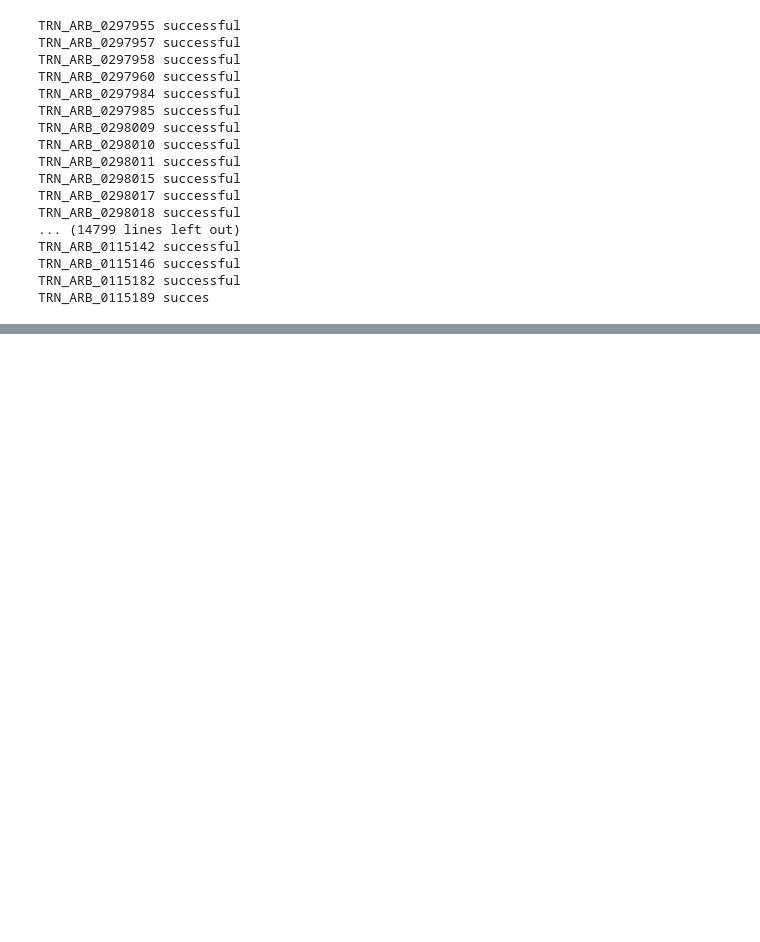
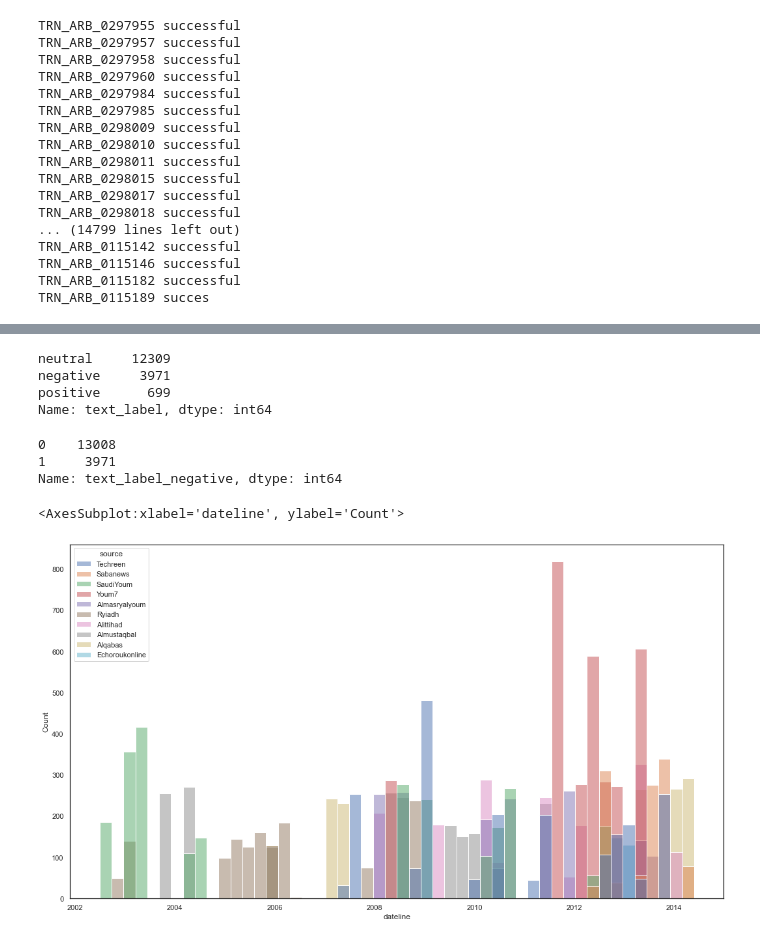
Before and after one commit to Rachuig-Green-Rackley-Shiben/arabic_media_nlp_project, a Jupyter notebook: paigework/exploration.ipynb, the cells around one changed output, grey strips where cells are left out. Drawn from its saved outputs; the diff is of its cells as text; code cells hidden in the pictures; blank space fills up the shorter version.

```diff
--- a/paigework/exploration.ipynb
+++ b/paigework/exploration.ipynb
@@ -94,0 +89,20 @@ new.head(5)
+# %%
+encoded = encoded[encoded.text_label != 'False']
+encoded.text_label.value_counts()
+# %% [output]
+neutral     12309
+negative     3971
+positive      699
+Name: text_label, dtype: int64
+# %%
+encoded.text_label_negative.value_counts()
+# %% [output]
+0    13008
+1     3971
+Name: text_label_negative, dtype: int64
+# %%
+plt.figure(figsize = (18, 10))
+sns.histplot(data=encoded, x='dateline', hue= 'source', bins=50)
+# %% [output]
+<AxesSubplot:xlabel='dateline', ylabel='Count'>
+[figure, added]
```
Also changed, not shown: parts of 20 cells of this notebook, 1 other file.
